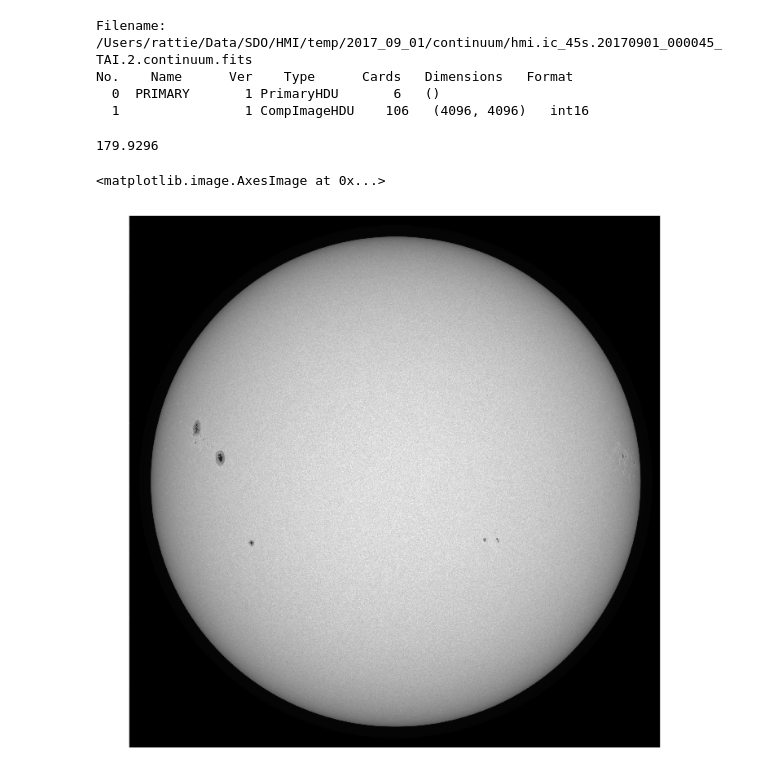
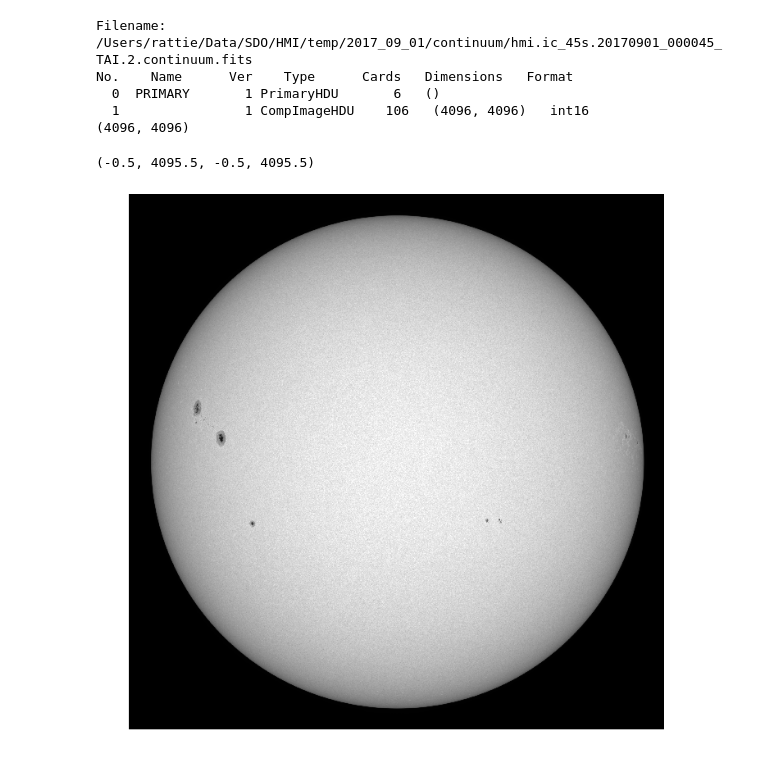
Before and after one commit to raphael-attie/sunflower, a Jupyter notebook: visualization/notebooks/full_sun_ar12673.ipynb, the cells around one changed output. Drawn from its saved outputs; the diff is of its cells as text; code cells hidden in the pictures.

```diff
--- a/visualization/notebooks/full_sun_ar12673.ipynb
+++ b/visualization/notebooks/full_sun_ar12673.ipynb
@@ -7,25 +8,28 @@ plt.style.use('dark_background')
 # %%
 files = sorted(glob.glob('/Users/rattie/Data/SDO/HMI/temp/2017_09_01/continuum/hmi*.fits'))
 hdul = fits.open(files[0])
 hdul.info()
-sampe = hdul[1]
+sample = hdul[1]
+sample.verify('fix')
+data = sample.data
 h = hdul[1].header
 h['CROTA2']
 hdul.close()
+print(data.shape)
+if h['CROTA2'] > 100:
+    data = np.rot90(data, 2)
+
+data[np.isnan(data)] = np.nanpercentile(data, 0.01)
+
+%matplotlib inline
+fig = plt.figure(figsize=(12, 12))
+plt.imshow(data, vmin=np.nanpercentile(data, 0.01), vmax=np.nanpercentile(data, 99.9), origin='lower', cmap='gray')
+plt.axis('off')
 # %% [output]
 Filename: /Users/rattie/Data/SDO/HMI/temp/2017_09_01/continuum/hmi.ic_45s.20170901_000045_TAI.2.continuum.fits
 No.    Name      Ver    Type      Cards   Dimensions   Format
   0  PRIMARY       1 PrimaryHDU       6   ()
   1                1 CompImageHDU    106   (4096, 4096)   int16
+(4096, 4096)
-179.9296
+(-0.5, 4095.5, -0.5, 4095.5)
+[figure, added]
-# %%
-%matplotlib inline
-fig = plt.figure(figsize=(12, 12))
-if h['CROTA2'] > 100:
-    sample2 = np.rot90(sample, 2)
-else:
-    sample2 = sample.view()
-plt.imshow(sample2, origin='lower', cmap='gray')
-# %% [output]
-<matplotlib.image.AxesImage at 0x...>
-[figure, removed]
```
Also changed, not shown: parts of 3 cells of this notebook.
